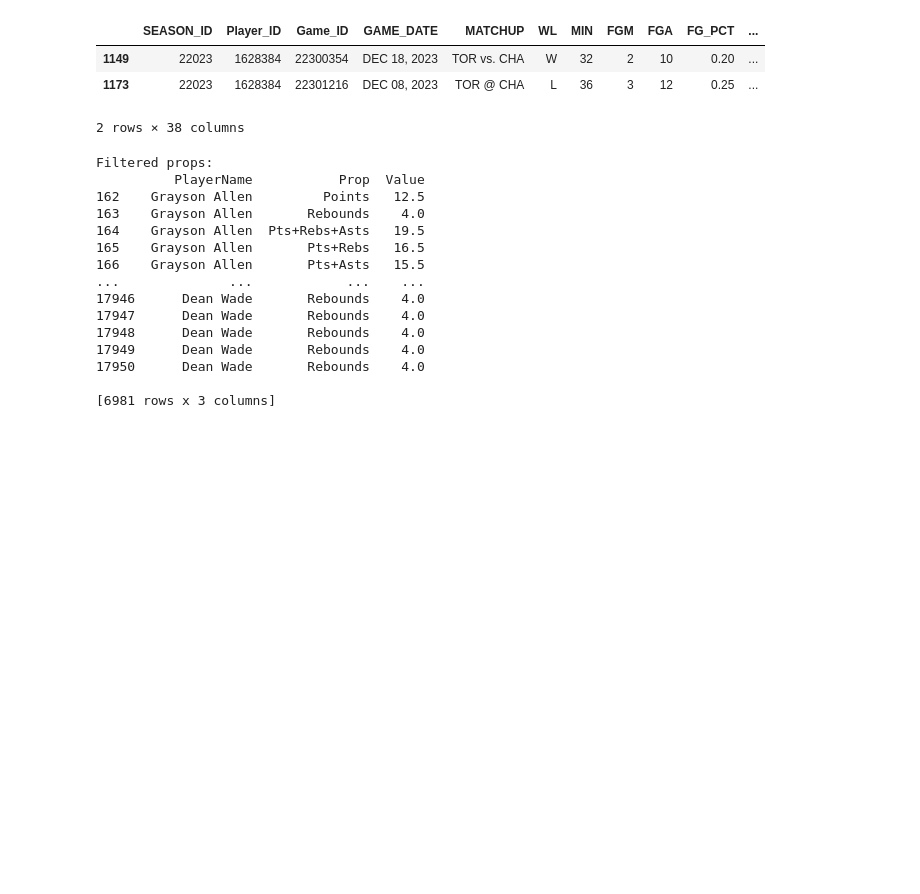
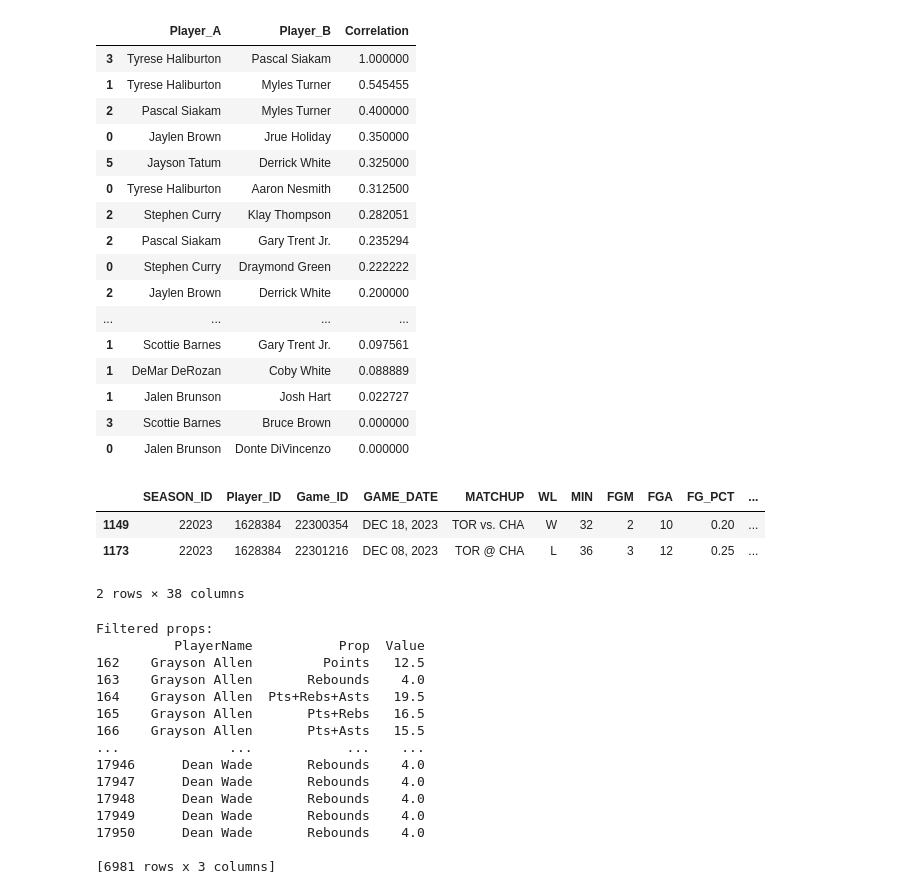
Before and after one commit to DhirenShivdasani/NBA-player-prop-analysis, a Jupyter notebook: Untitled.ipynb, the cells around one changed output. Drawn from its saved outputs; the diff is of its cells as text; code cells hidden in the pictures; blank space fills up the shorter version.

```diff
--- a/Untitled.ipynb
+++ b/Untitled.ipynb
@@ -81,5 +83,35 @@ TypeError: list indices must be integers or slices, not list
 # %%
-pairwise_correlations_df[pairwise_correlations_df['Team'] == 'TOR'].head(25)
+def analyze_all_teams(data):
+    all_results = []
+
+    for team in data['Team'].unique():
+        team_results = analyze_player_pairs(data, team)
+        all_results.append(team_results)
+
+    # Combine all results into a single DataFrame and sort by correlation
+    combined_results = pd.concat(all_results)
+    sorted_results = combined_results.sort_values(by='Correlation', ascending=False)
+    return sorted_results
+# %%
+analyze_all_teams(players_with_props)
+# %% [output]
+|  | Player_A | Player_B | Correlation |
+| 3 | Tyrese Haliburton | Pascal Siakam | 1.000000 |
+| 1 | Tyrese Haliburton | Myles Turner | 0.545455 |
+| 2 | Pascal Siakam | Myles Turner | 0.400000 |
+| 0 | Jaylen Brown | Jrue Holiday | 0.350000 |
+| 5 | Jayson Tatum | Derrick White | 0.325000 |
+| 0 | Tyrese Haliburton | Aaron Nesmith | 0.312500 |
+| 2 | Stephen Curry | Klay Thompson | 0.282051 |
+| 2 | Pascal Siakam | Gary Trent Jr. | 0.235294 |
+| 0 | Stephen Curry | Draymond Green | 0.222222 |
+| 2 | Jaylen Brown | Derrick White | 0.200000 |
+| ... | ... | ... | ... |
+| 1 | Scottie Barnes | Gary Trent Jr. | 0.097561 |
+| 1 | DeMar DeRozan | Coby White | 0.088889 |
+| 1 | Jalen Brunson | Josh Hart | 0.022727 |
+| 3 | Scottie Barnes | Bruce Brown | 0.000000 |
+| 0 | Jalen Brunson | Donte DiVincenzo | 0.000000 |
 # %%
 # injury_data = pd.read_csv('injury_data.csv')
 # injury_data = injury_data.rename(columns = {'Player':'PlayerName'})
```
Also changed, not shown: parts of 3 cells of this notebook, 7 other files.
